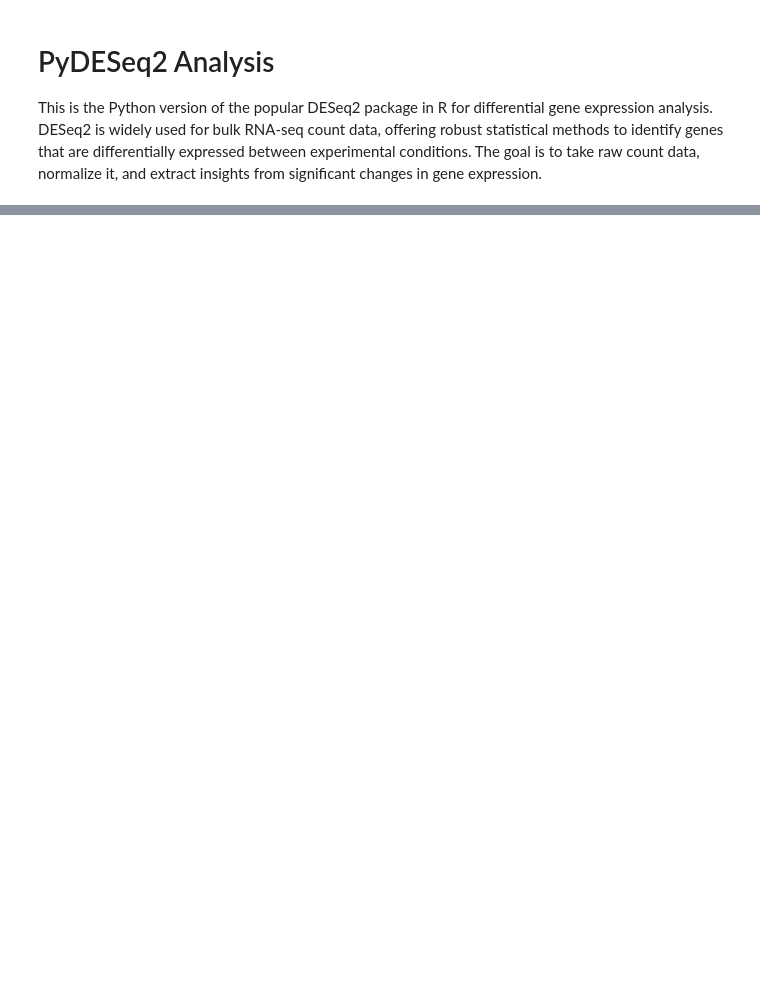
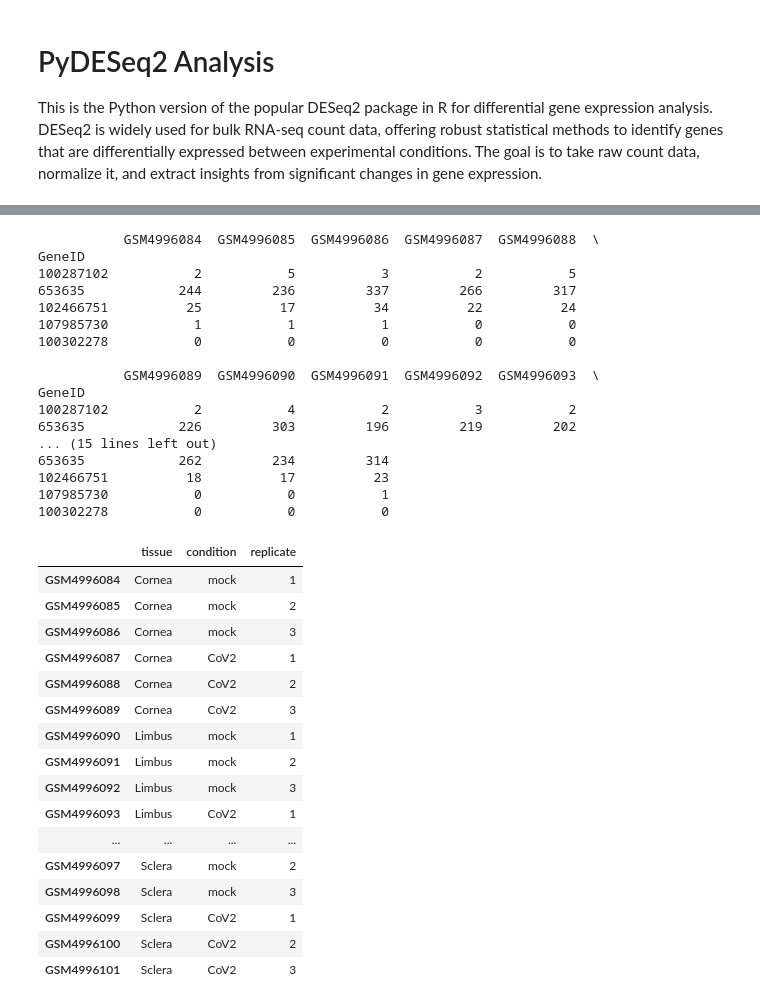
Before and after one commit to meshik/bioinformatics-code-hub, a Jupyter notebook: transcriptomics/bulk/DESeq2/py.ipynb, the cells around one changed output, grey strips where cells are left out. Cells and saved outputs as stored; diff of their text form; code cells hidden in the pictures; blank space fills up the shorter version.

```diff
--- a/transcriptomics/bulk/DESeq2/py.ipynb
+++ b/transcriptomics/bulk/DESeq2/py.ipynb
@@ -23,3 +23,69 @@ counts.head()
 | 2 | 102466751 | 25 | 17 | 34 | 22 | 24 | 19 | 23 | ... |
 | 3 | 107985730 | 1 | 1 | 1 | 0 | 0 | 0 | 1 | ... |
 | 4 | 100302278 | 0 | 0 | 0 | 0 | 0 | 0 | 0 | ... |
+# %%
+import numpy as np
+
+# Set rownames to gene identifiers and make a numeric matrix
+# (The input `counts` is the DataFrame loaded in your first cell.)
+count_mat = (
+    counts
+    .rename(columns={counts.columns[0]: "GeneID"})   # ensure first col name
+    .set_index("GeneID")
+)
+# Coerce to integers (raw counts)
+count_mat = count_mat.apply(pd.to_numeric, errors="coerce").fillna(0).astype(int)
+
+print(count_mat.head())
+
+samples = count_mat.columns.tolist()
+sample_info = pd.DataFrame(
+    {
+        "tissue": np.repeat(["Cornea", "Limbus", "Sclera"], repeats=6),
+        "condition": np.tile(np.repeat(["mock", "CoV2"], 3), 3),
+        "replicate": np.tile(np.arange(1, 4), 6),
+    },
+    index=samples,
+)
+# Categorical factors (recommended for model formulas)
+for col in ["tissue", "condition"]:
+    sample_info[col] = sample_info[col].astype("category")
+
+# Double-check alignment (rows of metadata == columns of counts)
+assert list(sample_info.index) == samples, "Sample order mismatch."
+display(sample_info)  # if in notebook
+# %% [output]
+           GSM4996084  GSM4996085  GSM4996086  GSM4996087  GSM4996088  \
+GeneID
+100287102           2           5           3           2           5
+653635            244         236         337         266         317
+102466751          25          17          34          22          24
+107985730           1           1           1           0           0
+100302278           0           0           0           0           0
+
+           GSM4996089  GSM4996090  GSM4996091  GSM4996092  GSM4996093  \
+GeneID
+100287102           2           4           2           3           2
+653635            226         303         196         219         202
+... (15 lines left out)
+653635            262         234         314
+102466751          18          17          23
+107985730           0           0           1
+100302278           0           0           0
+|  | tissue | condition | replicate |
+| GSM4996084 | Cornea | mock | 1 |
+| GSM4996085 | Cornea | mock | 2 |
+| GSM4996086 | Cornea | mock | 3 |
+| GSM4996087 | Cornea | CoV2 | 1 |
+| GSM4996088 | Cornea | CoV2 | 2 |
+| GSM4996089 | Cornea | CoV2 | 3 |
+| GSM4996090 | Limbus | mock | 1 |
+| GSM4996091 | Limbus | mock | 2 |
+| GSM4996092 | Limbus | mock | 3 |
+| GSM4996093 | Limbus | CoV2 | 1 |
+| ... | ... | ... | ... |
+| GSM4996097 | Sclera | mock | 2 |
+| GSM4996098 | Sclera | mock | 3 |
+| GSM4996099 | Sclera | CoV2 | 1 |
+| GSM4996100 | Sclera | CoV2 | 2 |
+| GSM4996101 | Sclera | CoV2 | 3 |
```
Also changed, not shown: parts of 5 cells of this notebook.
